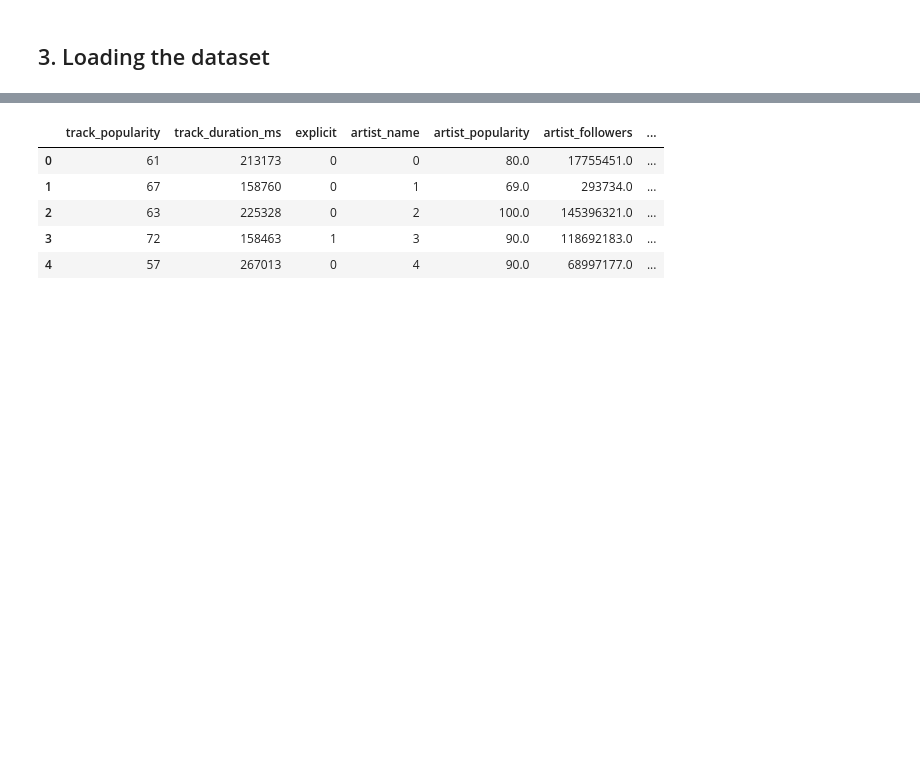
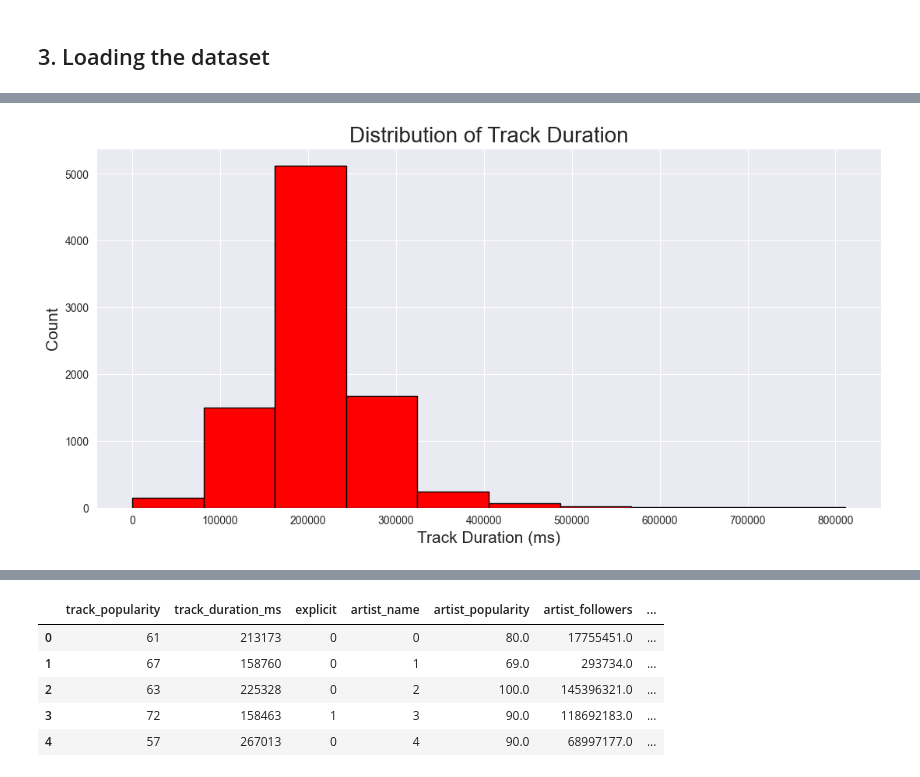
Before and after one commit to Fullbust505/SpotifyPopularityAnalysis, a Jupyter notebook: main.ipynb, the cells around one changed output, grey strips where cells are left out. Drawn from its saved outputs; the diff is of its cells as text; code cells hidden in the pictures; blank space fills up the shorter version.

```diff
--- a/main.ipynb
+++ b/main.ipynb
@@ -173,0 +218,10 @@ df["explicit"] = df["explicit"].map({False : 0, True : 1})
+# %%
+# Histogram of track duration
+plt.figure(figsize=(13, 6))
+plt.hist(df.track_duration_ms, edgecolor='black', color='red')
+plt.xlabel("Track Duration (ms)", fontsize=15)
+plt.ylabel("Count", fontsize=15)
+plt.title("Distribution of Track Duration", fontsize=20)
+plt.show()
+# %% [output]
+[figure, added]
```
Also changed, not shown: parts of 70 cells of this notebook.
